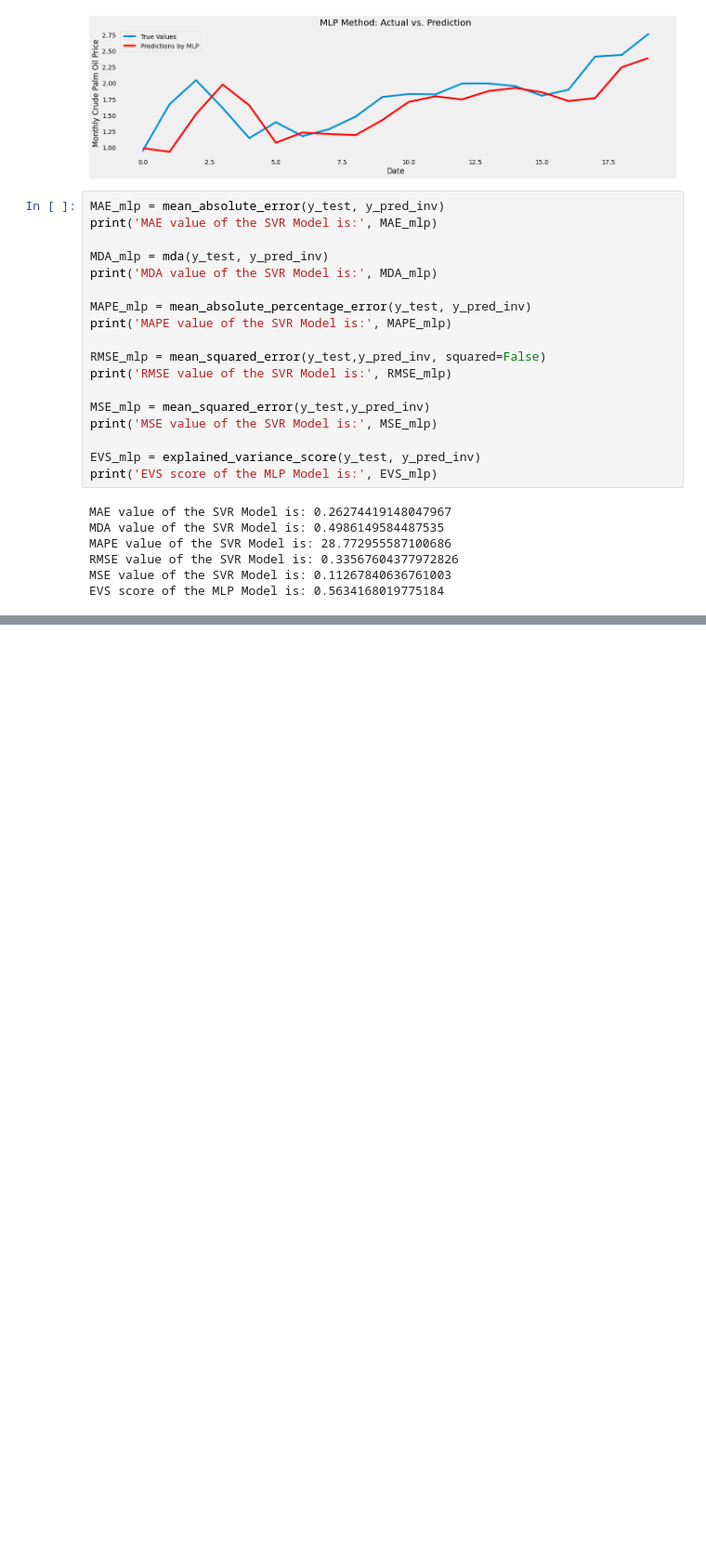
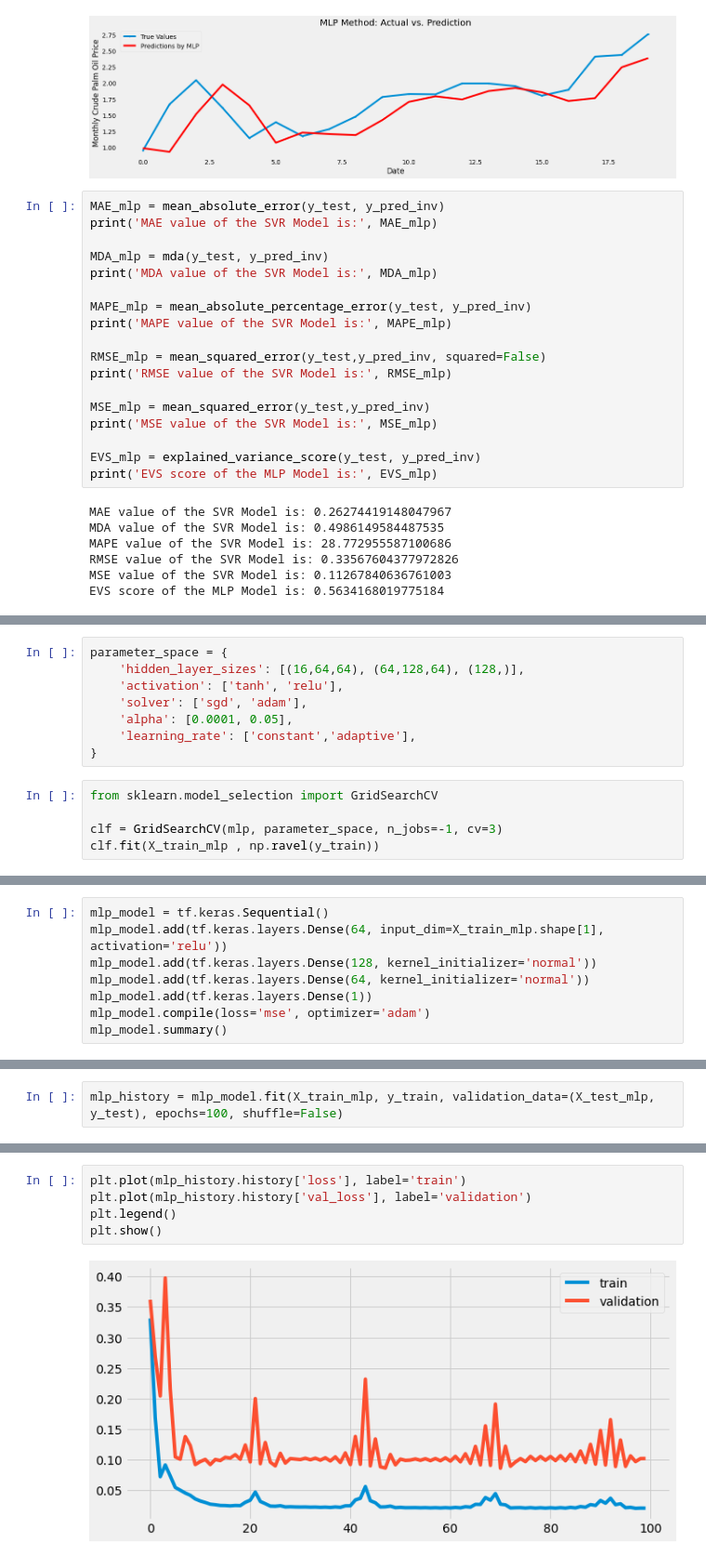
Before and after one commit to mofuoku417/Machine-Learning-Techniques-for-Multivariate-Time-Series-Forecasting-of-Crude-Palm-Oil-Prices, a Jupyter notebook: MV_MLP.ipynb, the cells around one changed output, grey strips where cells are left out. Shown at 93% size. Cells and saved outputs as stored; diff of their text form; blank space fills up the shorter version.

```diff
--- a/MV_MLP.ipynb
+++ b/MV_MLP.ipynb
@@ -271,0 +281,13 @@ EVS score of the MLP Model is: 0.5634168019775184
+# %%
+parameter_space = {
+    'hidden_layer_sizes': [(16,64,64), (64,128,64), (128,)],
+    'activation': ['tanh', 'relu'],
+    'solver': ['sgd', 'adam'],
+    'alpha': [0.0001, 0.05],
+    'learning_rate': ['constant','adaptive'],
+}
+# %%
+from sklearn.model_selection import GridSearchCV
+
+clf = GridSearchCV(mlp, parameter_space, n_jobs=-1, cv=3)
+clf.fit(X_train_mlp , np.ravel(y_train))
@@ -271,0 +321,8 @@ EVS score of the MLP Model is: 0.5634168019775184
+# %%
+mlp_model = tf.keras.Sequential()
+mlp_model.add(tf.keras.layers.Dense(64, input_dim=X_train_mlp.shape[1], activation='relu'))
+mlp_model.add(tf.keras.layers.Dense(128, kernel_initializer='normal'))
+mlp_model.add(tf.keras.layers.Dense(64, kernel_initializer='normal'))
+mlp_model.add(tf.keras.layers.Dense(1))
+mlp_model.compile(loss='mse', optimizer='adam')
+mlp_model.summary()
@@ -271,0 +347,2 @@ EVS score of the MLP Model is: 0.5634168019775184
+# %%
+mlp_history = mlp_model.fit(X_train_mlp, y_train, validation_data=(X_test_mlp, y_test), epochs=100, shuffle=False)
@@ -271,0 +367,7 @@ EVS score of the MLP Model is: 0.5634168019775184
+# %%
+plt.plot(mlp_history.history['loss'], label='train')
+plt.plot(mlp_history.history['val_loss'], label='validation')
+plt.legend()
+plt.show()
+# %% [output]
+[figure, added]
```
Also changed, not shown: parts of 9 cells of this notebook.
